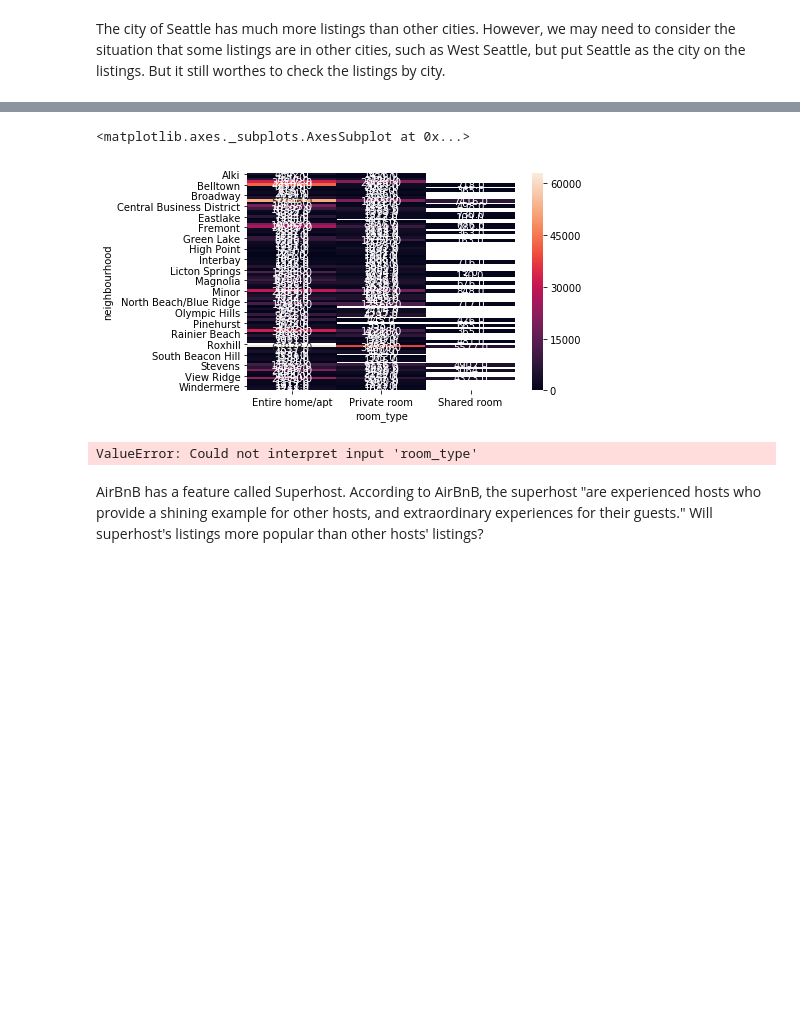
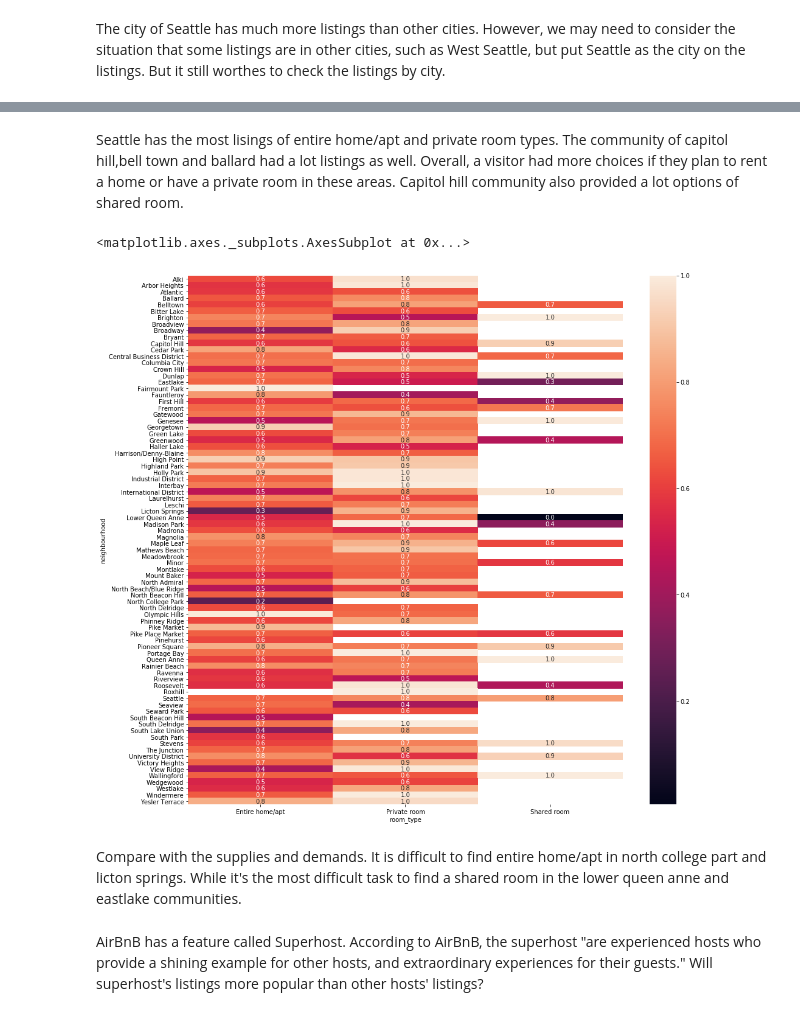
Before and after one commit to Mendy5/Udacity_Data_Scientist_Projects, a Jupyter notebook: P1_Writing_a_Data_Scientist_Blog_Post/Seattle_AirBnB_Data_Analysis_v2.0.ipynb, the cells around one changed output, grey strips where cells are left out. Drawn from its saved outputs; the diff is of its cells as text; code cells hidden in the pictures; blank space fills up the shorter version.

Commit message:
keep working on data exploratory analysis 1. reset heatmap fig size 2. more analysis of superhost

```diff
--- a/P1_Writing_a_Data_Scientist_Blog_Post/Seattle_AirBnB_Data_Analysis_v2.0.ipynb
+++ b/P1_Writing_a_Data_Scientist_Blog_Post/Seattle_AirBnB_Data_Analysis_v2.0.ipynb
@@ -312,6 +319,9 @@ The city of Seattle has much more listings than other cities. However, we may ne
+# %% [markdown]
+Seattle has the most lisings of entire home/apt and private room types. The community of capitol hill,bell town and ballard had a lot listings as well. Overall, a visitor had more choices if they plan to rent a home or have a private room in these areas. Capitol hill community also provided a lot options of shared room.
 # %%
-listing_calendar_city_avail_df_v2 = listing_calendar_df.pivot_table(index='neighbourhood', columns='room_type', values='available', aggfunc=np.sum)
+plt.figure(figsize=(16, 16))
+listing_calendar_city_avail_df_v2 = listing_calendar_df.pivot_table(index='neighbourhood', columns='room_type', values='available', aggfunc=np.mean)
 sns.heatmap(listing_calendar_city_avail_df_v2, annot=True, fmt=".1f")
 # %% [output]
 <matplotlib.axes._subplots.AxesSubplot at 0x...>
-[figure, old version]
+[figure, new version]
@@ -329,9 +328,4 @@ listing_calendar_multi_avail_final_df.head()
-# %%
-p = sns.catplot(data = listing_calendar_multi_avail_final_df, x = 'room_type', y = 'available', col = 'neighbourhood', hue = 'price_bin', kind = 'bar')
-(p.set_axis_labels('', 'available')
-  .set_xticklabels(['Entire Home/APT', 'Private Room', 'Shared Room'])
-  .set_titles("{col_name}"))
-# %% [output]
-ValueError: Could not interpret input 'room_type'
+# %% [markdown]
+Compare with the supplies and demands. It is difficult to find entire home/apt in north college part and licton springs. While it's the most difficult task to find a shared room in the lower queen anne and eastlake communities.
 # %% [markdown]
 AirBnB has a feature called Superhost. According to AirBnB, the superhost "are experienced hosts who provide a shining example for other hosts, and extraordinary experiences for their guests." Will superhost's listings more popular than other hosts' listings?
```
Also changed, not shown: parts of 23 cells of this notebook.
